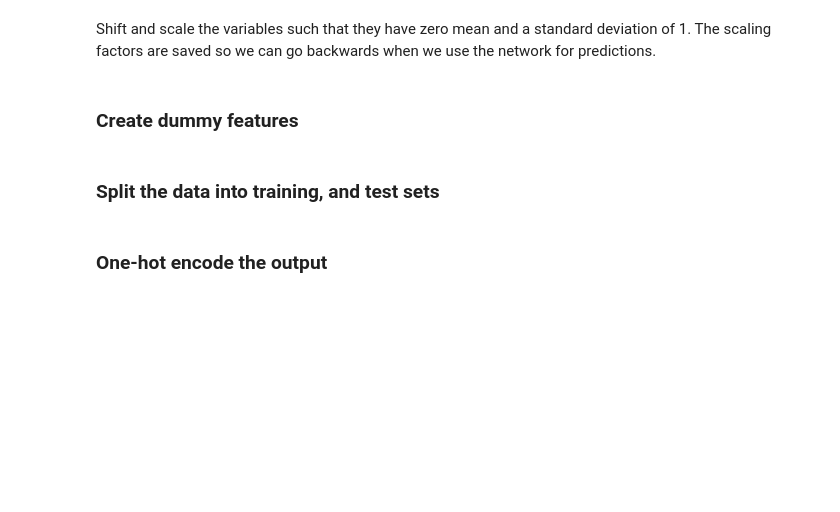
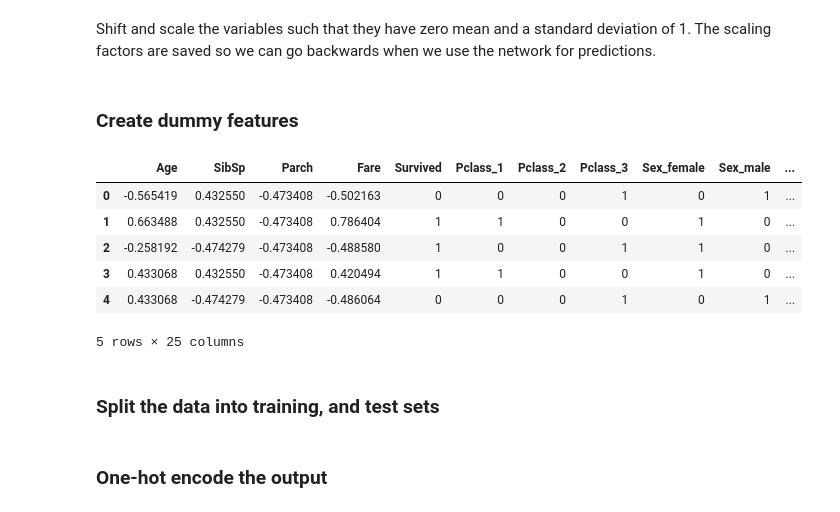
Before and after one commit to angelmtenor/data-science-keras, a Jupyter notebook: titanic.ipynb, the cells around one changed output. Drawn from its saved outputs; the diff is of its cells as text; code cells hidden in the pictures; blank space fills up the shorter version.

Commit message:
add: automate Dummy creation

```diff
--- a/titanic.ipynb
+++ b/titanic.ipynb
@@ -293,7 +293,9 @@ data.head()
 Shift and scale the variables such that they have zero mean and a standard deviation of 1. The scaling factors are saved so we can go backwards when we use the network for predictions.
 # %%
 def normalize(data, numerical, scale=None):
-
+    """
+    Normalize numerical variables (mean=0, std=1)
+    """
     new_scale = {} if not scale else scale
 
     for f in numerical:
@@ -311,12 +313,25 @@ data, scale = normalize(data, numerical)
 # %%
 # features only; target should be encoded later
 def create_dummy(data, categorical_f):
+    """
+    Replace categorical features by dummy features)    """
 
     for f in categorical_f:
             dummies = pd.get_dummies(data[f], prefix=f, drop_first=False)
             data = pd.concat([data, dummies], axis=1)
             data.drop(f, axis=1, inplace=True)
 
     return data
 
 data = create_dummy(data, categorical)
+
+nn_features = [f for f in data if f not in target]
+data.head()
+# %% [output]
+|  | Age | SibSp | Parch | Fare | Survived | Pclass_1 | Pclass_2 | Pclass_3 | Sex_female | Sex_male | ... |
+| 0 | -0.565419 | 0.432550 | -0.473408 | -0.502163 | 0 | 0 | 0 | 1 | 0 | 1 | ... |
+| 1 | 0.663488 | 0.432550 | -0.473408 | 0.786404 | 1 | 1 | 0 | 0 | 1 | 0 | ... |
+| 2 | -0.258192 | -0.474279 | -0.473408 | -0.488580 | 1 | 0 | 0 | 1 | 1 | 0 | ... |
+| 3 | 0.433068 | 0.432550 | -0.473408 | 0.420494 | 1 | 1 | 0 | 0 | 1 | 0 | ... |
+| 4 | 0.433068 | -0.474279 | -0.473408 | -0.486064 | 0 | 0 | 0 | 1 | 0 | 1 | ... |
+5 rows × 25 columns
```
Also changed, not shown: parts of 3 cells of this notebook, 1 other file.
